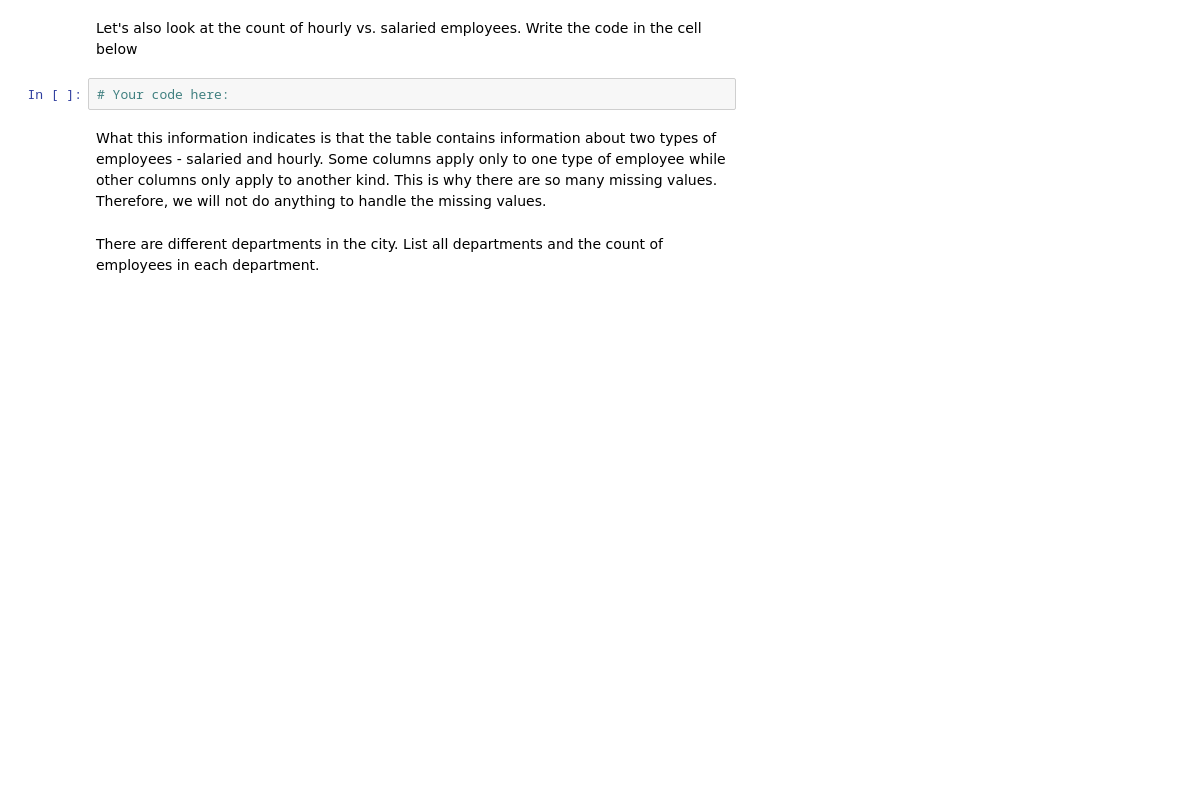
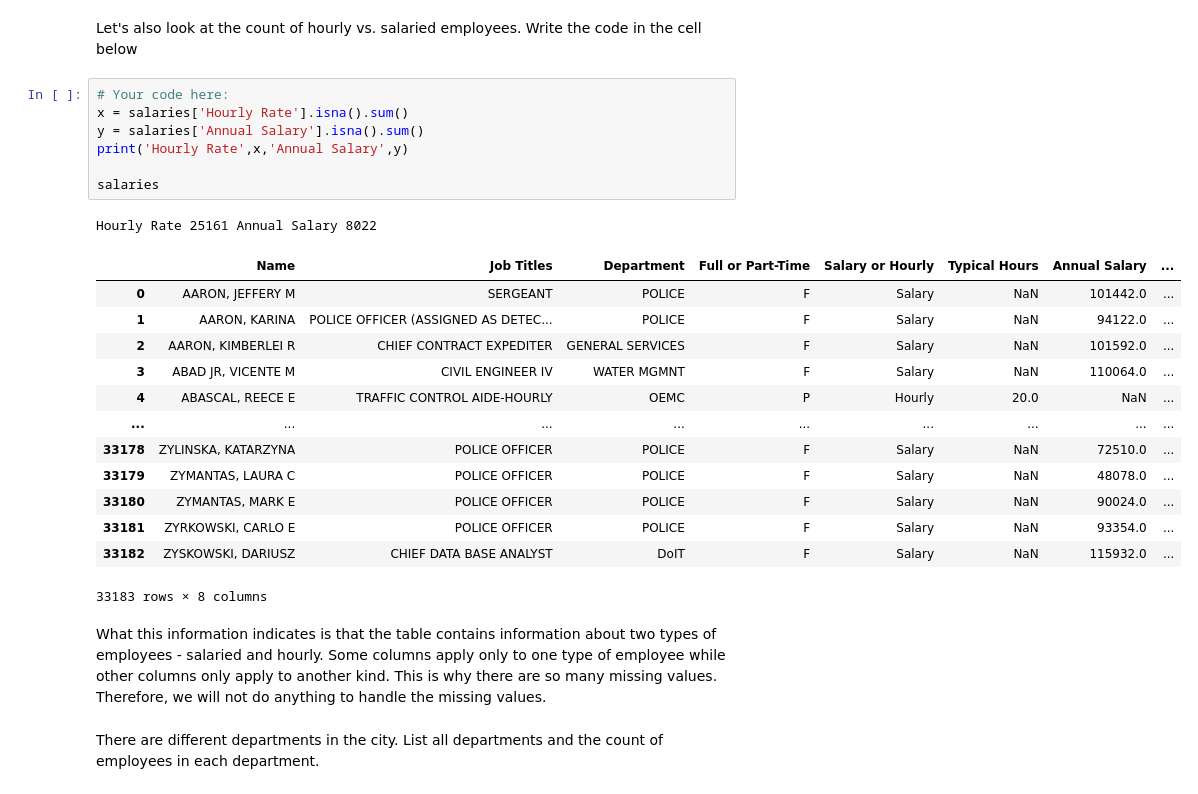
Before and after one commit to ta-data-lis/lab-hypothesis-testing-1, a Jupyter notebook: your-code/main.ipynb, the cells around one changed output. Drawn from its saved outputs; the diff is of its cells as text; blank space fills up the shorter version.

```diff
--- a/your-code/main.ipynb
+++ b/your-code/main.ipynb
@@ -22,7 +49,27 @@ We see from looking at the `head` function that there is quite a bit of missing
 # %% [markdown]
 Let's also look at the count of hourly vs. salaried employees. Write the code in the cell below
-# %%
-# Your code here:
+# %%
+# Your code here:
+x = salaries['Hourly Rate'].isna().sum()
+y = salaries['Annual Salary'].isna().sum()
+print('Hourly Rate',x,'Annual Salary',y)
+
+salaries
+# %% [output]
+Hourly Rate 25161 Annual Salary 8022
+|  | Name | Job Titles | Department | Full or Part-Time | Salary or Hourly | Typical Hours | Annual Salary | ... |
+| 0 | AARON, JEFFERY M | SERGEANT | POLICE | F | Salary | NaN | 101442.0 | ... |
+| 1 | AARON, KARINA | POLICE OFFICER (ASSIGNED AS DETEC... | POLICE | F | Salary | NaN | 94122.0 | ... |
+| 2 | AARON, KIMBERLEI R | CHIEF CONTRACT EXPEDITER | GENERAL SERVICES | F | Salary | NaN | 101592.0 | ... |
+| 3 | ABAD JR, VICENTE M | CIVIL ENGINEER IV | WATER MGMNT | F | Salary | NaN | 110064.0 | ... |
+| 4 | ABASCAL, REECE E | TRAFFIC CONTROL AIDE-HOURLY | OEMC | P | Hourly | 20.0 | NaN | ... |
+| ... | ... | ... | ... | ... | ... | ... | ... | ... |
+| 33178 | ZYLINSKA, KATARZYNA | POLICE OFFICER | POLICE | F | Salary | NaN | 72510.0 | ... |
+| 33179 | ZYMANTAS, LAURA C | POLICE OFFICER | POLICE | F | Salary | NaN | 48078.0 | ... |
+| 33180 | ZYMANTAS, MARK E | POLICE OFFICER | POLICE | F | Salary | NaN | 90024.0 | ... |
+| 33181 | ZYRKOWSKI, CARLO E | POLICE OFFICER | POLICE | F | Salary | NaN | 93354.0 | ... |
+| 33182 | ZYSKOWSKI, DARIUSZ | CHIEF DATA BASE ANALYST | DoIT | F | Salary | NaN | 115932.0 | ... |
+33183 rows × 8 columns
 # %% [markdown]
 What this information indicates is that the table contains information about two types of employees - salaried and hourly. Some columns apply only to one type of employee while other columns only apply to another kind. This is why there are so many missing values. Therefore, we will not do anything to handle the missing values.
 # %% [markdown]
```
Also changed, not shown: parts of 12 cells of this notebook.
